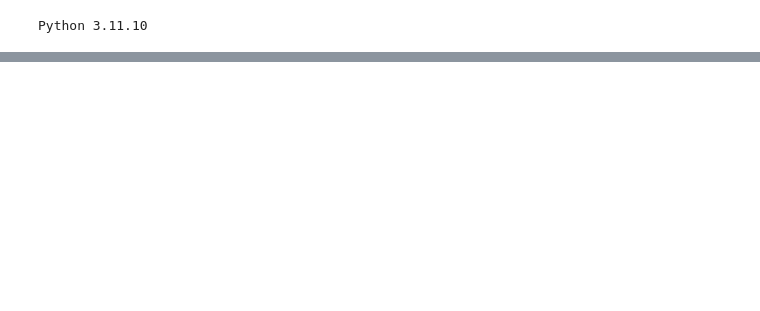
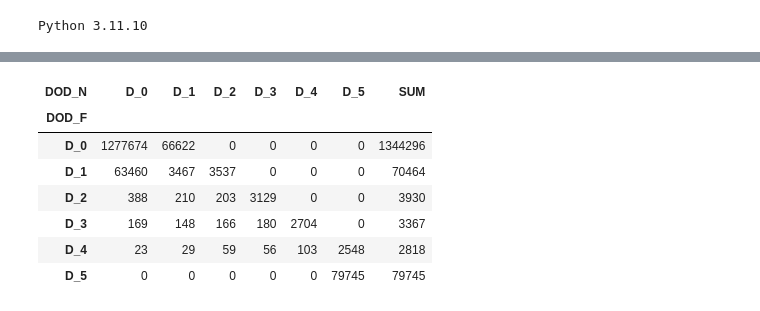
Before and after one commit to il-giza/Bank_SandBox, a Jupyter notebook: matrix_migration/generator_of_portfolio.ipynb, the cells around one changed output, grey strips where cells are left out. Drawn from its saved outputs; the diff is of its cells as text; code cells hidden in the pictures; blank space fills up the shorter version.

```diff
--- a/matrix_migration/generator_of_portfolio.ipynb
+++ b/matrix_migration/generator_of_portfolio.ipynb
@@ -365,0 +326,3 @@ Name: CNTR_ID, dtype: int64
+# %%
+MM = M.pivot_table(index='DOD_F', columns='DOD_N', values='CNTR_ID', aggfunc='sum', fill_value=0)
+MM
@@ -365,0 +338,13 @@ Name: CNTR_ID, dtype: int64
+# %%
+MM['SUM'] = MM.sum(axis=1)
+# %%
+MM
+# %% [output]
+| DOD_N | D_0 | D_1 | D_2 | D_3 | D_4 | D_5 | SUM |
+| DOD_F |  |  |  |  |  |  |  |
+| D_0 | 1277674 | 66622 | 0 | 0 | 0 | 0 | 1344296 |
+| D_1 | 63460 | 3467 | 3537 | 0 | 0 | 0 | 70464 |
+| D_2 | 388 | 210 | 203 | 3129 | 0 | 0 | 3930 |
+| D_3 | 169 | 148 | 166 | 180 | 2704 | 0 | 3367 |
+| D_4 | 23 | 29 | 59 | 56 | 103 | 2548 | 2818 |
+| D_5 | 0 | 0 | 0 | 0 | 0 | 79745 | 79745 |
```
Also changed, not shown: parts of 19 cells of this notebook.
